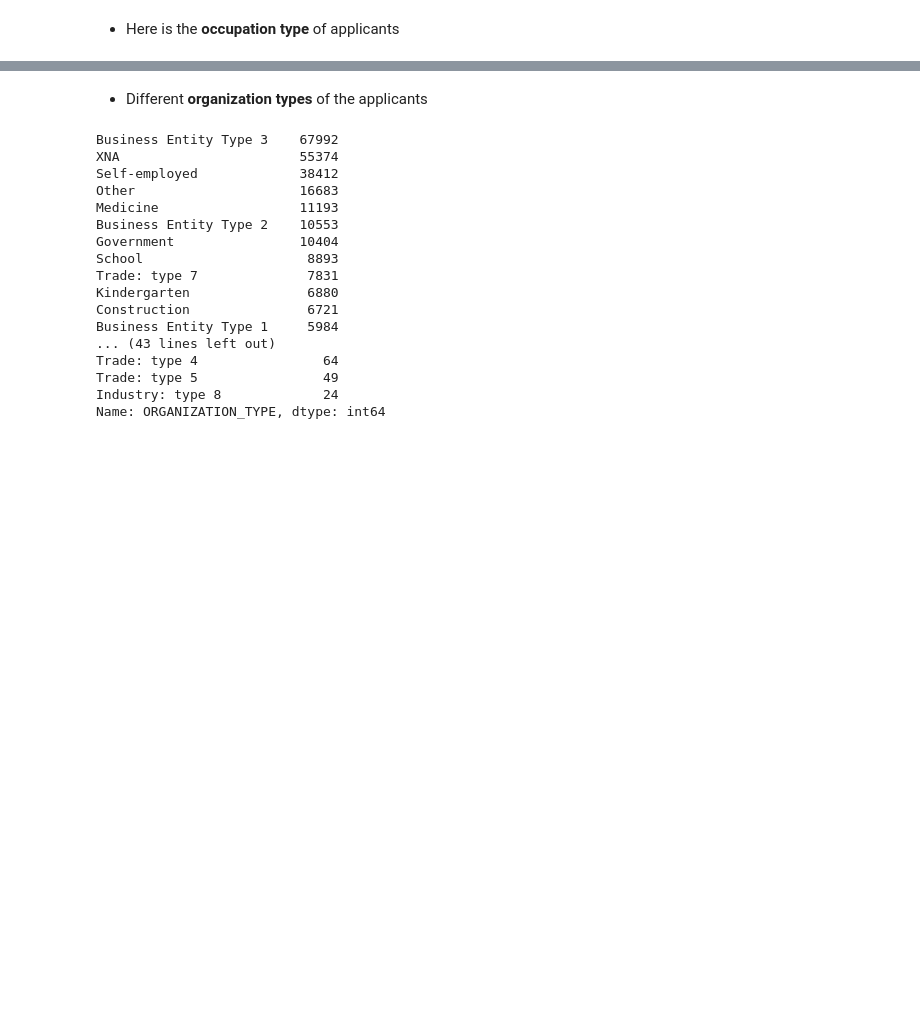
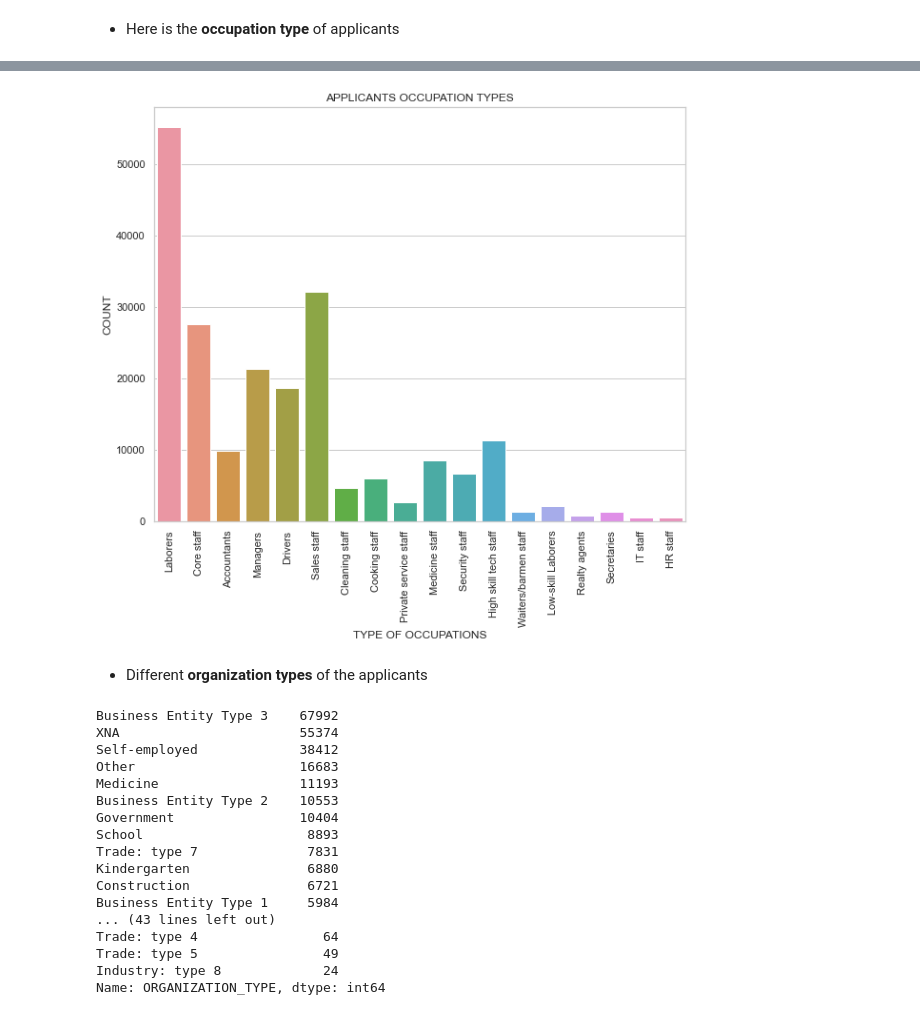
Before and after one commit to abhinav-m/data-science-bootcamp, a Jupyter notebook: upgrad-data-science-primer/Final-EDA-Graded/loan-applicants-data-visualization.ipynb, the cells around one changed output, grey strips where cells are left out. Cells and saved outputs as stored; diff of their text form; code cells hidden in the pictures; blank space fills up the shorter version.

```diff
--- a/upgrad-data-science-primer/Final-EDA-Graded/loan-applicants-data-visualization.ipynb
+++ b/upgrad-data-science-primer/Final-EDA-Graded/loan-applicants-data-visualization.ipynb
@@ -147,3 +121,13 @@ Name: OCCUPATION_TYPE, dtype: float64
+# %%
+plt.figure(figsize=(10,8))
+chart = sns.countplot(current_app_df['OCCUPATION_TYPE'])
+plt.title('APPLICANTS OCCUPATION TYPES')
+plt.ylabel('COUNT')
+plt.xlabel('TYPE OF OCCUPATIONS')
+plt.setp(chart.get_xticklabels(), rotation=90)  # Rotate labels
+plt.show()
+# %% [output]
+[figure, added]
 # %% [markdown]
 * Different **organization types** of the applicants
 # %%
```
Also changed, not shown: parts of 15 cells of this notebook.
